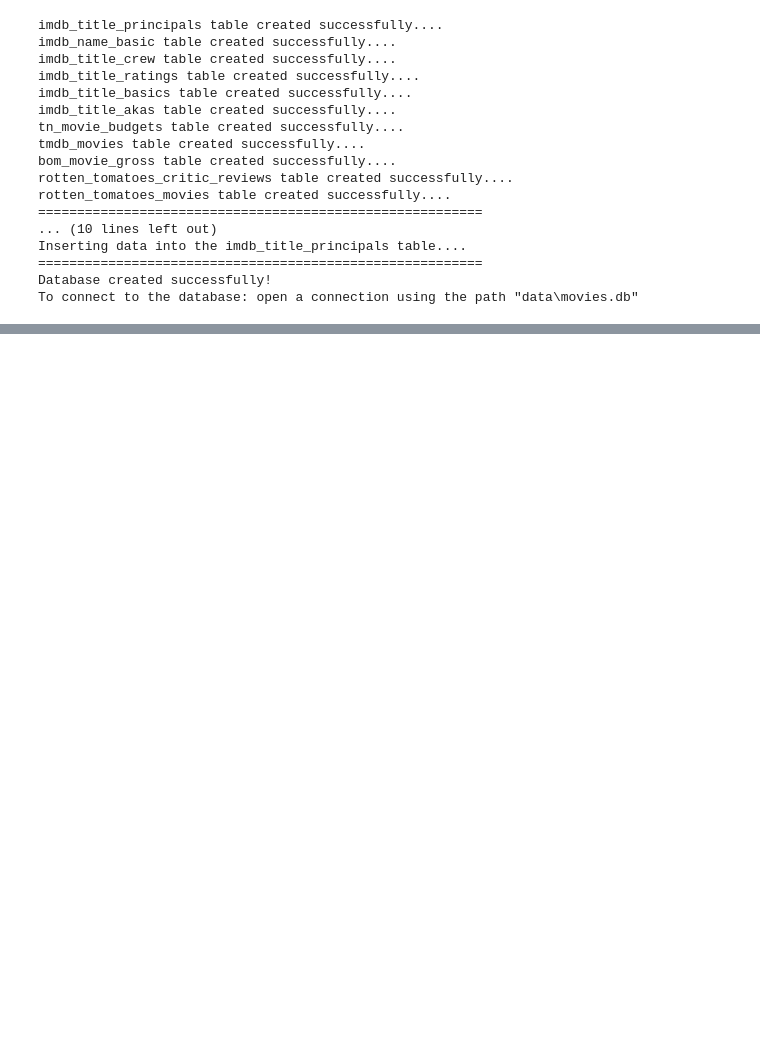
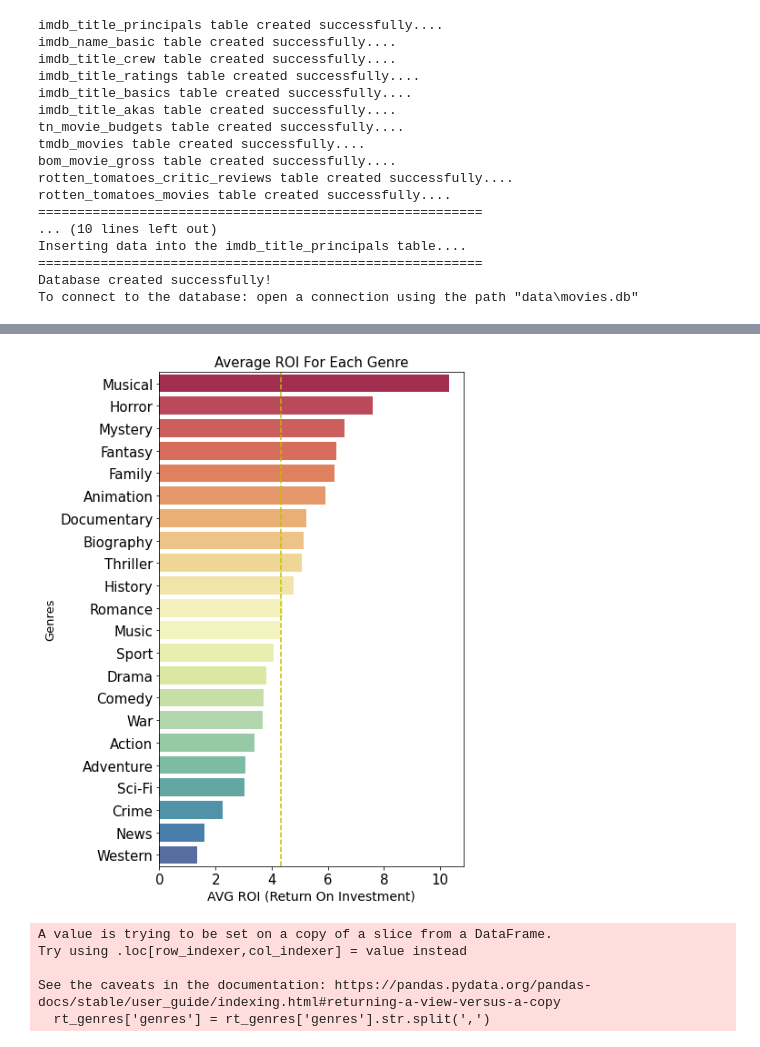
Before and after one commit to krvosen/microsoft_movie_analysis, a Jupyter notebook: Microsoft_Movie_Recomendation_Code.ipynb, the cells around one changed output, grey strips where cells are left out. Cells and saved outputs as stored; diff of their text form; code cells hidden in the pictures; blank space fills up the shorter version.

```diff
--- a/Microsoft_Movie_Recomendation_Code.ipynb
+++ b/Microsoft_Movie_Recomendation_Code.ipynb
@@ -31,0 +131,6 @@ conn = sqlite3.connect('data\movies.db')
+# %%
+gross_ROI = {}
+
+for genre in list_of_genre_types:
+    gross_ROI[genre] = {'average_ROI': movie_title[movie_title[genre] == True]['ROI'].mean(),
+                           'number_movies': len(movie_title[movie_title[genre] == True])}
@@ -31,0 +140,19 @@ conn = sqlite3.connect('data\movies.db')
+# %%
+gross_ROI_sorted = dict(sorted(gross_ROI.items(), key=lambda item: item[1]['average_ROI']))
+gross_sorted = [value['average_ROI'] for key, value in gross_ROI_sorted.items()][::-1]
+genres_sorted = [key for key, value in gross_ROI_sorted.items()][::-1]
+fig, ax = plt.subplots(figsize=(6,10))
+# Draw plot
+sns.barplot(gross_sorted, genres_sorted, palette = 'Spectral', orient='horizonatal')
+# Add a line to show the average domestic gross for all movies.
+avg_gross = np.mean(movie_title['ROI'])
+plt.axvline(x=avg_gross, ymin=0, ymax=1, color='y', linestyle='--')
+# Set labels
+ax.tick_params(axis='x' , labelrotation = 0)
+ax.set_ylabel('Genres', fontsize=13)
+ax.set_xlabel('AVG ROI (Return On Investment)', fontsize=14)
+ax.set_title('Average ROI For Each Genre', fontsize=15);
+# the line below saves the figure to a .jpg in the images folder, uncomment to re-save
+fig.savefig('images\AvgROIGenre.jpg')
+# %% [output]
+[figure, added]
@@ -31,0 +166,10 @@ conn = sqlite3.connect('data\movies.db')
+# %%
+#Splitting the genres
+rt_genres['genres'] = rt_genres['genres'].str.split(',')
+rt_genres_split = rt_genres.explode('genres', ignore_index=False)
+# %% [output]
+A value is trying to be set on a copy of a slice from a DataFrame.
+Try using .loc[row_indexer,col_indexer] = value instead
+
+See the caveats in the documentation: https://pandas.pydata.org/pandas-docs/stable/user_guide/indexing.html#returning-a-view-versus-a-copy
+  rt_genres['genres'] = rt_genres['genres'].str.split(',')
```
Also changed, not shown: parts of 34 cells of this notebook, 8 other files.
